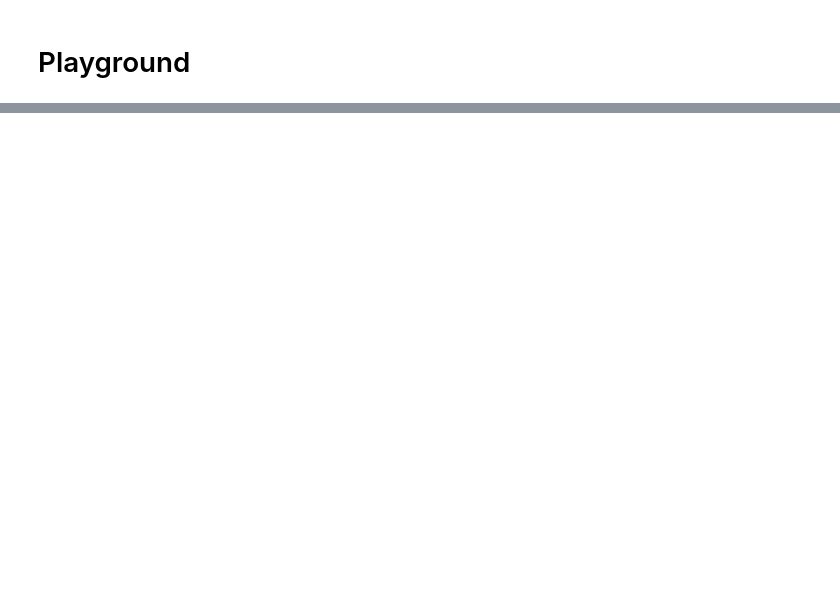
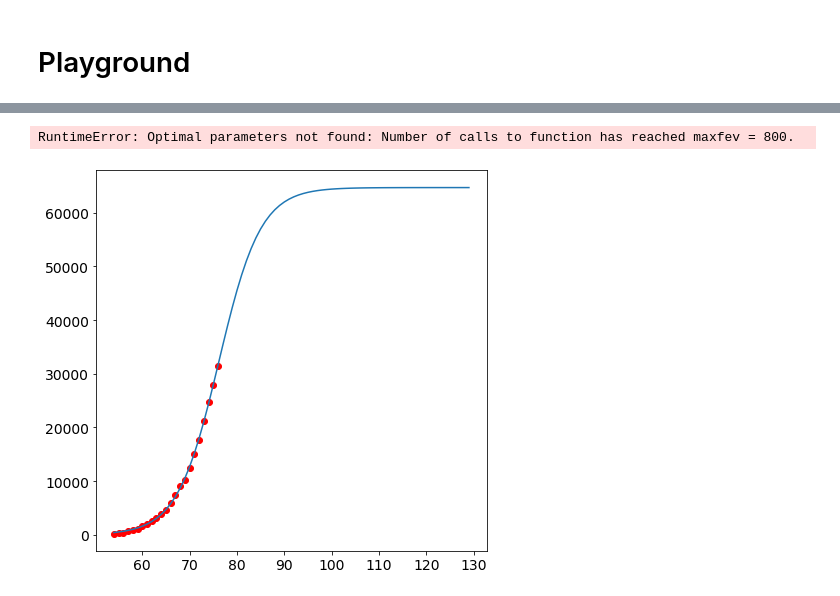
Before and after one commit to gbellandi/corona_model, a Jupyter notebook: Corona_model_scenarios_JHUdata.ipynb, the cells around one changed output, grey strips where cells are left out. Saved outputs shown, nothing was run; the diff lists cells and outputs as text; code cells hidden in the pictures; blank space fills up the shorter version.

Commit message:
inserted italian case and logistic model

```diff
--- a/Corona_model_scenarios_JHUdata.ipynb
+++ b/Corona_model_scenarios_JHUdata.ipynb
@@ -107,0 +139,7 @@ interactive(children=(FloatSlider(value=200000.0, continuous_update=False, descr
+# %%
+def logistic_model(x,a,b,c):
+    return c/(1+np.exp(-(x-b)/a))
+# %%
+x = list(dfn.iloc[:,0])
+y = list(dfn.iloc[:,1])
+fit = curve_fit(logistic_model,x,y,p0=[2,100,20000])
@@ -107,0 +163,3 @@ interactive(children=(FloatSlider(value=200000.0, continuous_update=False, descr
+# %%
+sol = int(fsolve(lambda x : logistic_model(x,a,b,c) - int(c),b))
+print('Infected peak is on '+ str(pd.to_datetime(df['data'][0]) + pd.to_timedelta(sol, unit='D')))
@@ -107,0 +171,22 @@ interactive(children=(FloatSlider(value=200000.0, continuous_update=False, descr
+# %%
+exp_fit = curve_fit(exponential_model,x,y,p0=[1,1,1])
+# %% [output]
+RuntimeError: Optimal parameters not found: Number of calls to function has reached maxfev = 800.
+# %%
+pred_x = list(range(max(x),sol))
+plt.rcParams['figure.figsize'] = [7, 7]
+plt.rc('font', size=14)
+# Real data
+plt.scatter(x,y,label="Real data",color="red")
+# Predicted logistic curve
+plt.plot(x+pred_x, [logistic_model(i,fit[0][0],fit[0][1],fit[0][2]) for i in x+pred_x], label="Logistic model" );
+
+# # Predicted exponential curve
+# plt.plot(x+pred_x, [exponential_model(i,exp_fit[0][0],exp_fit[0][1],exp_fit[0][2]) for i in x+pred_x], label="Exponential model" )
+# plt.legend()
+# plt.xlabel("Days since 1 January 2020")
+# plt.ylabel("Total number of infected people")
+# plt.ylim((min(y)*0.9,c*1.1))
+# plt.show()
+# %% [output]
+[figure, added]
```
Also changed, not shown: parts of 16 cells of this notebook.
